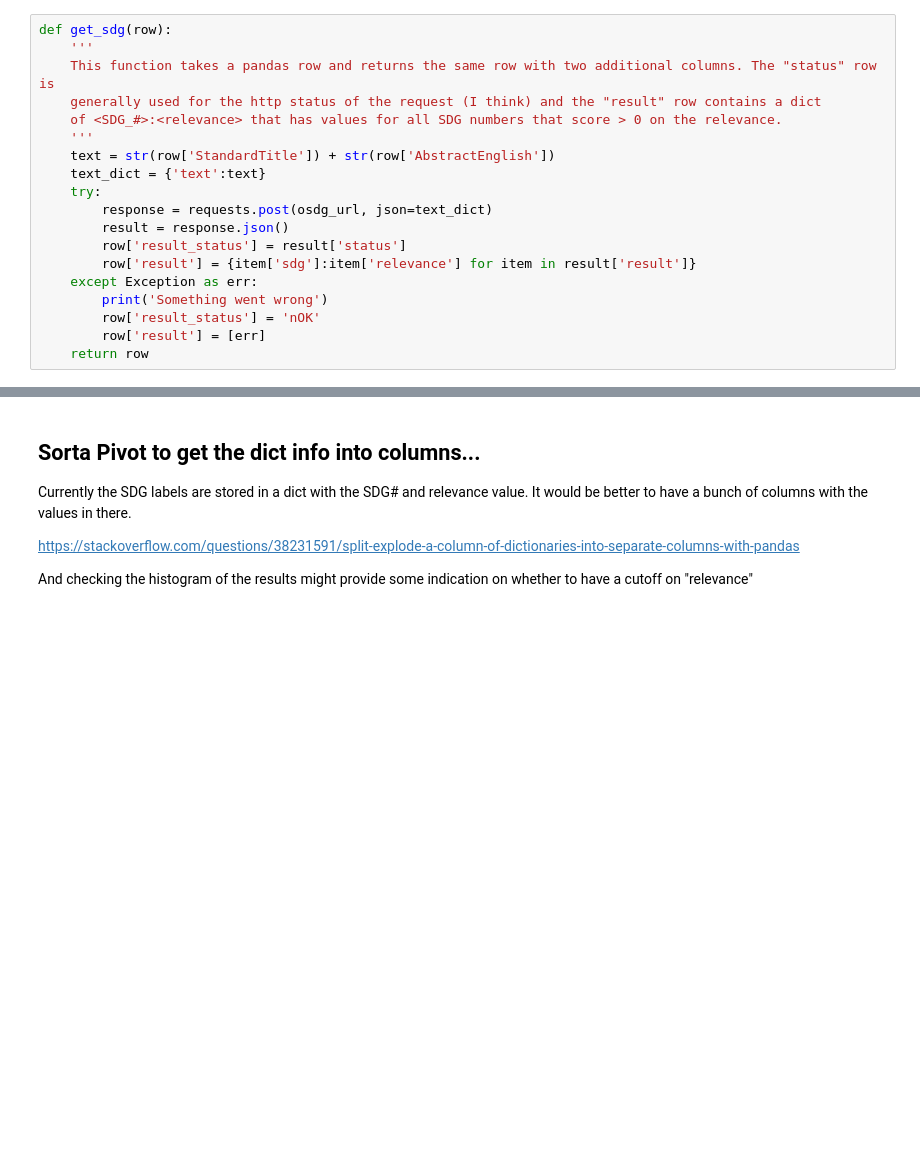
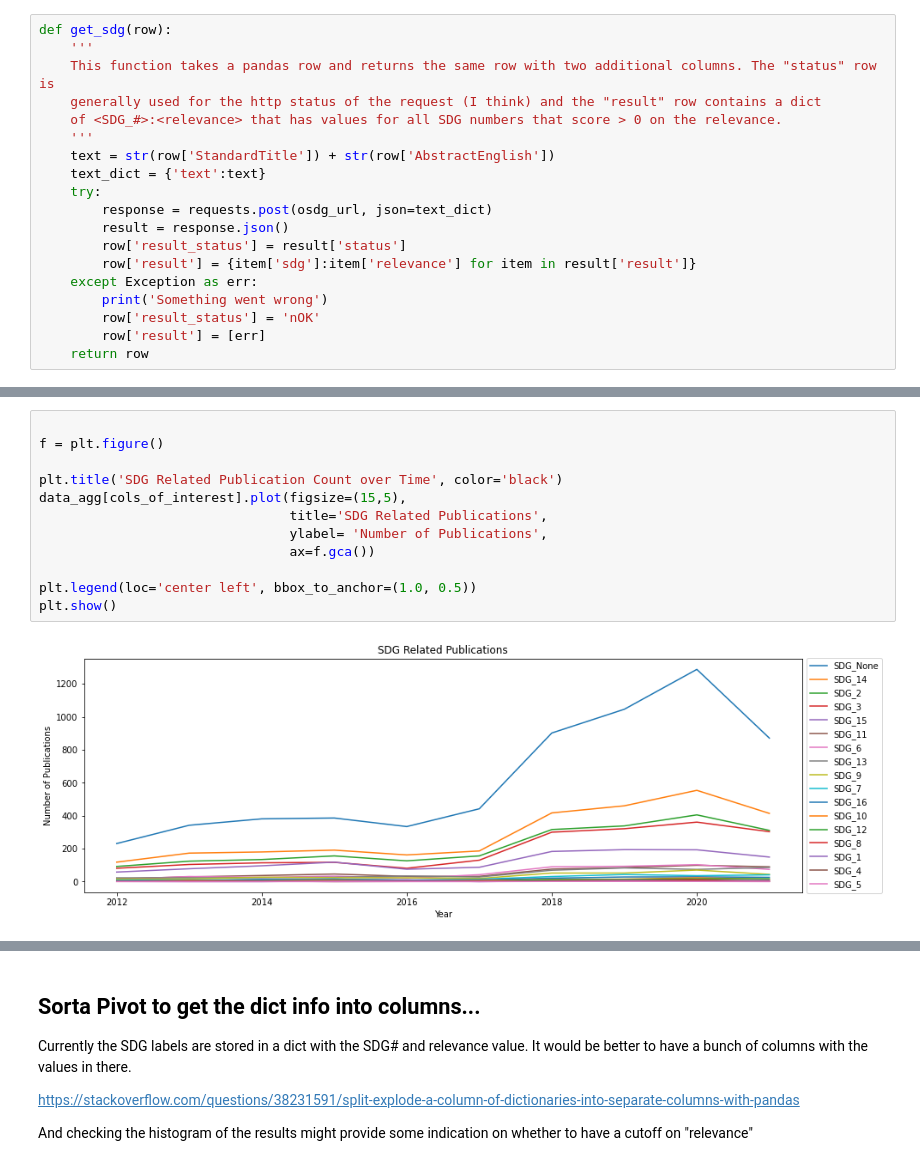
Before and after one commit to lifewatch/user-analysis, a Jupyter notebook: notebooks/Applying SDG labels to papers.ipynb, the cells around one changed output, grey strips where cells are left out. Drawn from its saved outputs; the diff is of its cells as text; blank space fills up the shorter version.

```diff
--- a/notebooks/Applying SDG labels to papers.ipynb
+++ b/notebooks/Applying SDG labels to papers.ipynb
@@ -53,0 +168,14 @@ NameError: name 'small_df' is not defined
+# %%
+
+f = plt.figure()
+
+plt.title('SDG Related Publication Count over Time', color='black')
+data_agg[cols_of_interest].plot(figsize=(15,5),
+                                title='SDG Related Publications',
+                                ylabel= 'Number of Publications',
+                                ax=f.gca())
+
+plt.legend(loc='center left', bbox_to_anchor=(1.0, 0.5))
+plt.show()
+# %% [output]
+[figure, added]
```
Also changed, not shown: parts of 16 cells of this notebook.
